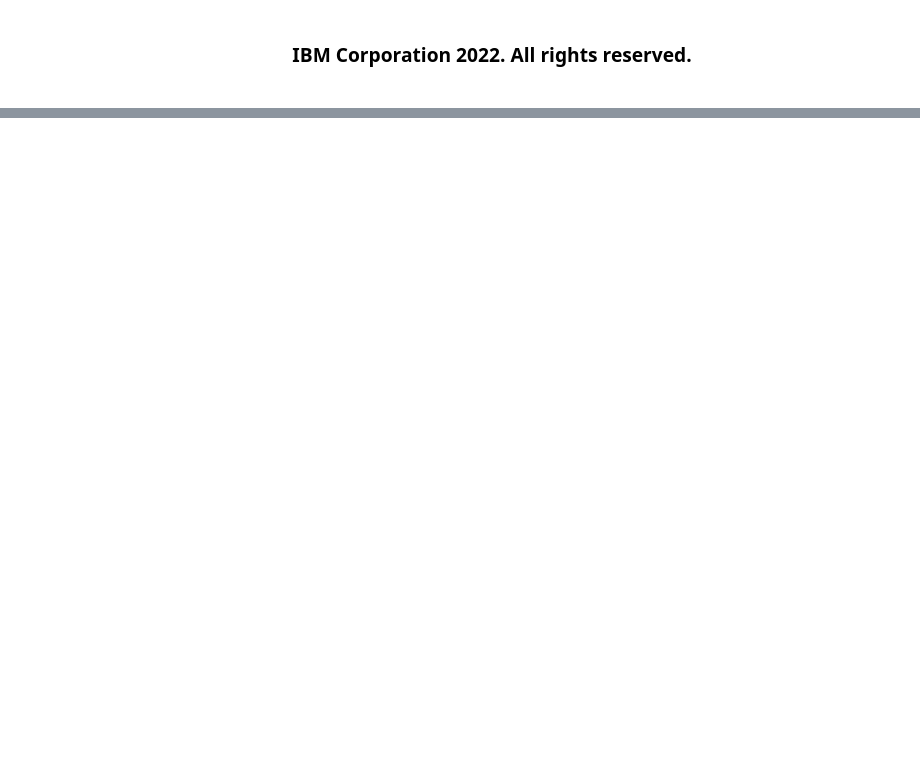
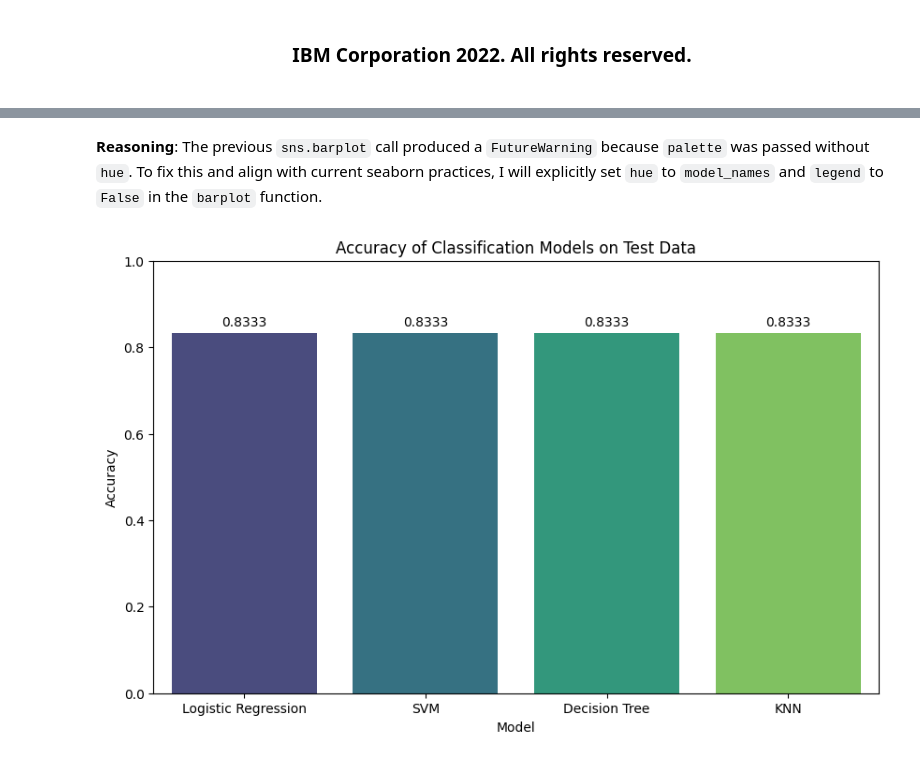
Before and after one commit to Johnpaul10j/Datascience-Capstone-project, a Jupyter notebook: SpaceX_Machine_Learning_Prediction_Part_5.ipynb, the cells around one changed output, grey strips where cells are left out. Drawn from its saved outputs; the diff is of its cells as text; code cells hidden in the pictures; blank space fills up the shorter version.

```diff
--- a/SpaceX_Machine_Learning_Prediction_Part_5.ipynb
+++ b/SpaceX_Machine_Learning_Prediction_Part_5.ipynb
@@ -385,0 +585,32 @@ The best performing method is Logistic Regression with an accuracy of 0.8333 on
+# %% [markdown]
+**Reasoning**:
+The previous `sns.barplot` call produced a `FutureWarning` because `palette` was passed without `hue`. To fix this and align with current seaborn practices, I will explicitly set `hue` to `model_names` and `legend` to `False` in the `barplot` function.
+# %%
+import matplotlib.pyplot as plt
+import seaborn as sns
+
+# Assuming 'models' dictionary and its contents are available from previous cells
+# models = {
+#     'Logistic Regression': logreg_cv.score(X_test, Y_test),
+#     'SVM': svm_cv.score(X_test, Y_test),
+#     'Decision Tree': tree_cv.score(X_test, Y_test),
+#     'KNN': knn_cv.score(X_test, Y_test)
+# }
+
+model_names = list(models.keys())
+accuracies = list(models.values())
+
+plt.figure(figsize=(10, 6))
+sns.barplot(x=model_names, y=accuracies, hue=model_names, palette='viridis', legend=False)
+plt.title('Accuracy of Classification Models on Test Data')
+plt.xlabel('Model')
+plt.ylabel('Accuracy')
+plt.ylim(0, 1) # Accuracy is between 0 and 1
+
+# Annotate bars with their accuracy values
+for index, value in enumerate(accuracies):
+    plt.text(index, value + 0.01, f'{value:.4f}', ha='center', va='bottom')
+
+plt.show()
+# %% [output]
+[figure, added]
```
Also changed, not shown: parts of 15 cells of this notebook.
